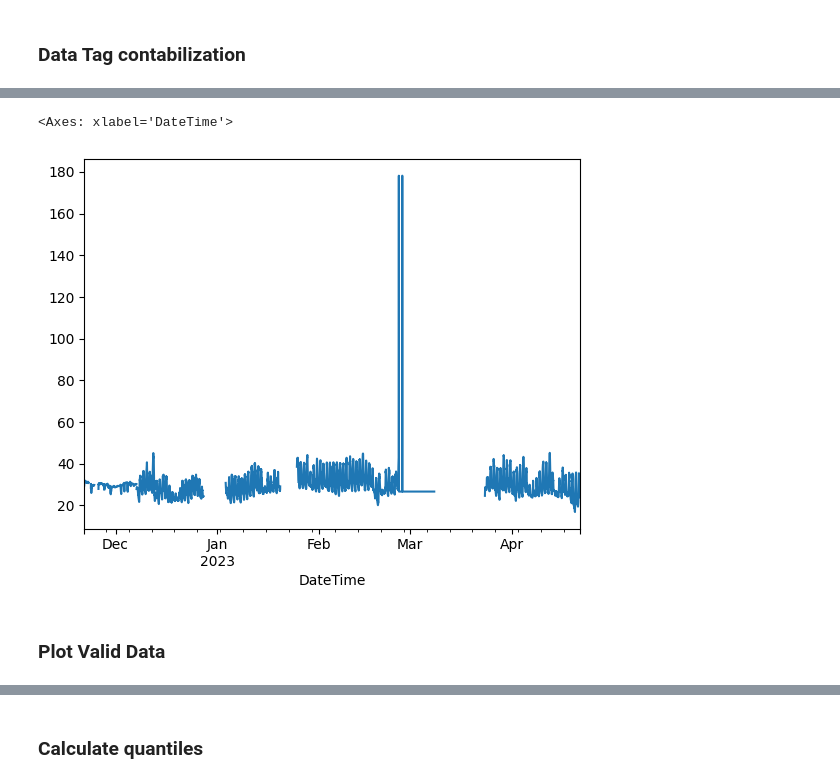
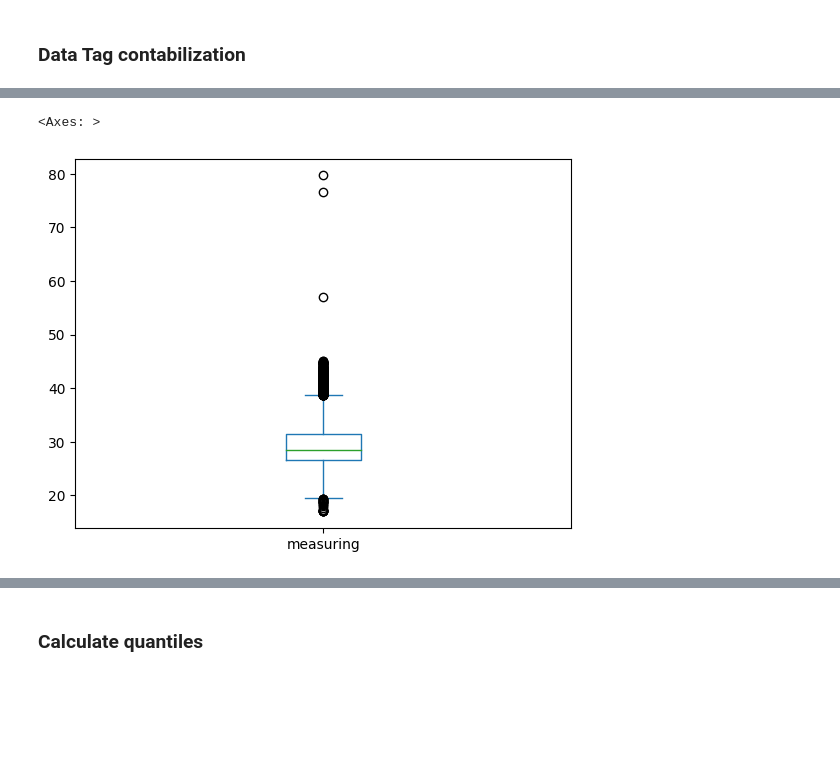
Before and after one commit to campofernando/lcqar-low-cost-monit-proc, a Jupyter notebook: data-pre-processing/field-data-treatment-Diamante_chamber_temp.ipynb, the cells around one changed output, grey strips where cells are left out. Drawn from its saved outputs; the diff is of its cells as text; code cells hidden in the pictures; blank space fills up the shorter version.

Commit message:
WIP Update notebooks with new preprocessing including change point analysis

```diff
--- a/data-pre-processing/field-data-treatment-Diamante_chamber_temp.ipynb
+++ b/data-pre-processing/field-data-treatment-Diamante_chamber_temp.ipynb
@@ -78,0 +129,2 @@ chamber_temp_data.sensor_dataframe.head()
+# %%
+sensor_dataframe['Tag'] = 'VALID'
@@ -78,0 +133,5 @@ chamber_temp_data.sensor_dataframe.head()
+# %%
+sensor_dataframe['UPPER LIMIT'] = upper_limit
+sensor_dataframe['LOWER LIMIT'] = lower_limit
+sensor_dataframe[sensor_dataframe['Tag'] == 'VALID'][['measuring', 'UPPER LIMIT', 'LOWER LIMIT']].resample('15T').mean().plot()
+sensor_dataframe.head()
@@ -78,0 +147,16 @@ chamber_temp_data.sensor_dataframe.head()
+# %%
+import numpy as np
+from SensorDataAnalysisService import SensorDataAnalysisService as sensor_analysis
+
+def tag_by_sensor_limits(value, tag, lower_limit, upper_limit):
+ if (tag != 'VALID'): return tag
+ return sensor_analysis.get_tags_from_series(value=value,
+                                             lower_limit=lower_limit,
+                                             upper_limit=upper_limit)
+
+sensor_dataframe['Tag'] = (sensor_dataframe[['measuring', 'Tag']]
+                                        .apply(lambda df: tag_by_sensor_limits(value=df[0], tag=df[1],
+                                                                              lower_limit=lower_limit,
+                                                                              upper_limit=upper_limit),
+                                                axis=1))
+sensor_dataframe.head()
@@ -94,0 +194,4 @@ data_contabilization
+# %%
+sensor_dataframe['Hour'] = sensor_dataframe.index.hour
+valid_dataframe = sensor_dataframe[sensor_dataframe['Tag'] == 'VALID'].drop(columns=['Tag']).resample('15T').mean()
+sensor_analysis.plot_box_hist(df=valid_dataframe, bins=20)
@@ -95,7 +205,5 @@ data_contabilization
 # %%
-chamber_temp_data.sensor_dataframe['measuring'].plot()
+valid_dataframe['measuring'].plot.box()
 # %% [output]
-<Axes: xlabel='DateTime'>
+<Axes: >
-[figure, old version]
+[figure, new version]
-# %% [markdown]
-### Plot Valid Data
```
Also changed, not shown: parts of 77 cells of this notebook, 34 other files.
